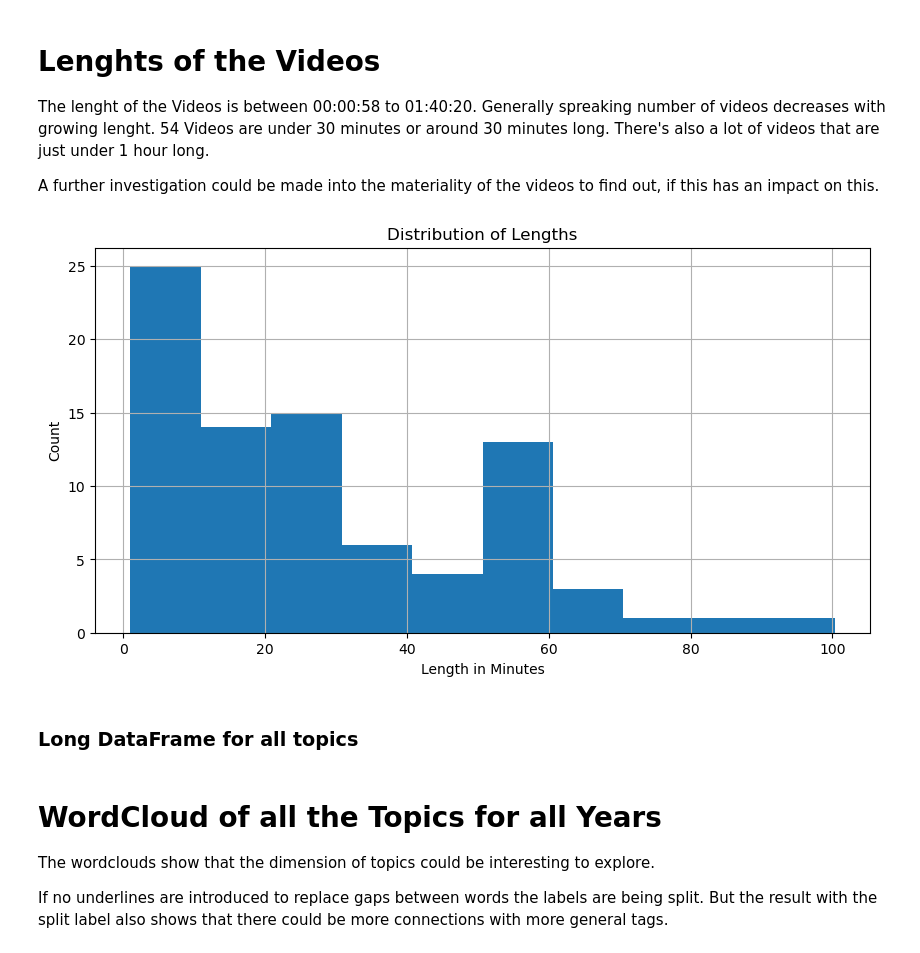
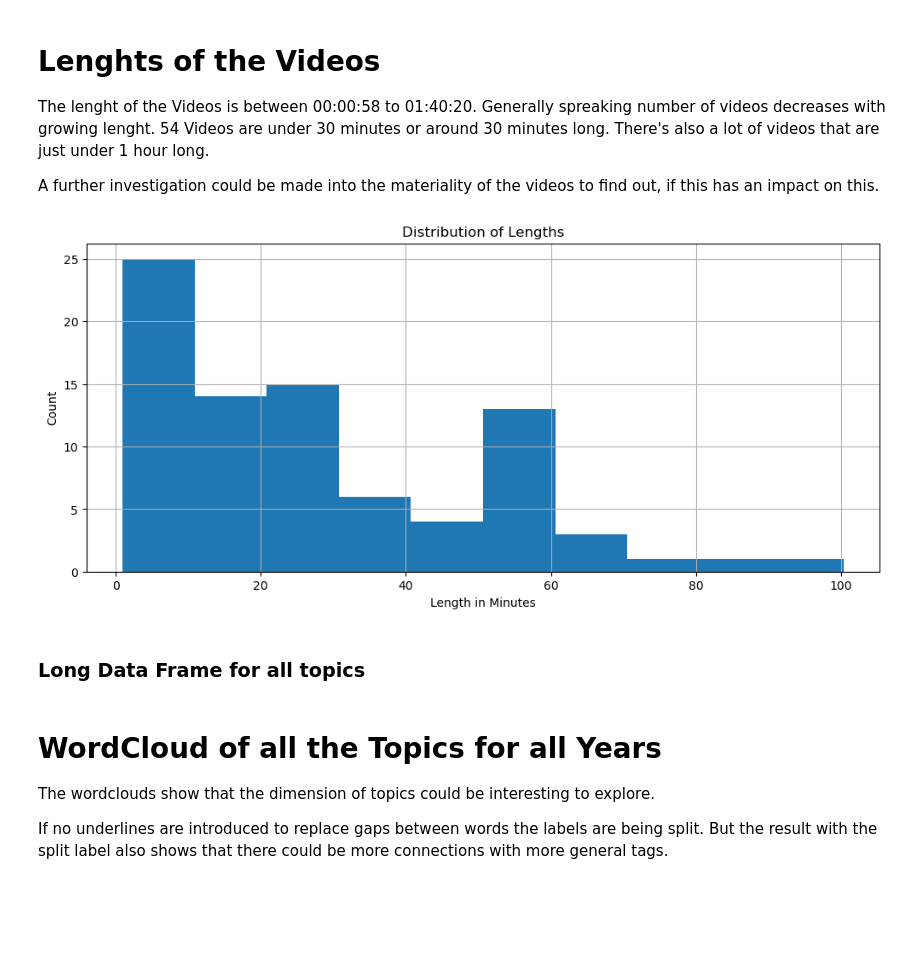
Before and after one commit to klotho17/stadt-in-bewegung-ipynb, a Jupyter notebook: data-exploration.ipynb, the cells around one changed output. Drawn from its saved outputs; the diff is of its cells as text; code cells hidden in the pictures; blank space fills up the shorter version.

```diff
--- a/data-exploration.ipynb
+++ b/data-exploration.ipynb
@@ -201,37 +196,37 @@ def duration_to_seconds(duration_str):
         if not duration_str:  # Handle empty strings
             return None
         parts = list(map(int, duration_str.split(':')))
         if len(parts) == 3:  # HH:MM:SS
             return parts[0] * 3600 + parts[1] * 60 + parts[2] #1h = 3600 sec, 1 min = 60 sec
         elif len(parts) == 2:  # MM:SS
             return parts[0] * 60 + parts[1]
         else:
             return None
     except:
         return None
 
 # apply the conversion
 df['duration_seconds'] = df['duration'].apply(duration_to_seconds)
 
 # Convert to minutes for readability
 df['duration_minutes'] = df['duration_seconds'] / 60
 
 # plot histogram of length distribution
-plt.figure(figsize=(10, 5))
+plt.figure(figsize=(12, 5))
 df['duration_minutes'].hist(bins=10)
 plt.title('Distribution of Lengths')
 plt.xlabel('Length in Minutes')
 plt.ylabel('Count')
 plt.show()
 
 # printing all durations
 #df['duration_seconds']
 #df['duration_minutes']
 #df
 # %% [output]
-[figure, old version]
+[figure, new version]
 # %% [markdown]
-### Long DataFrame for all topics
+### Long Data Frame for all topics
 # %%
 # new dataframe with all subjects in one row but keeping the id and year
 
```
Also changed, not shown: parts of 15 cells of this notebook.
